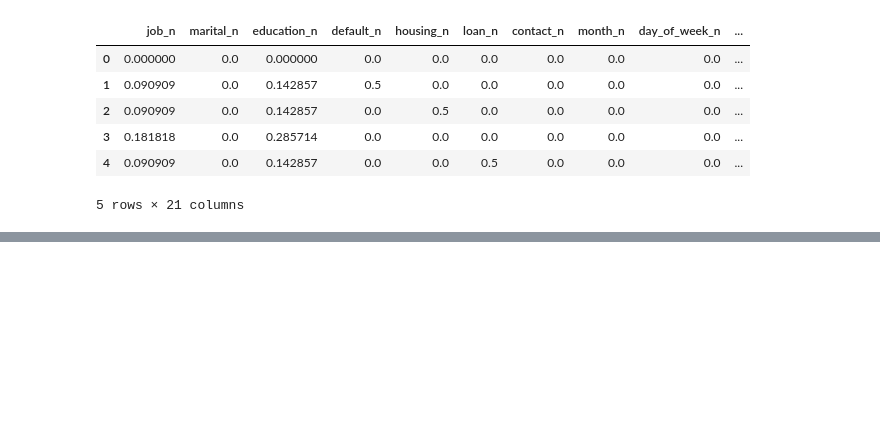
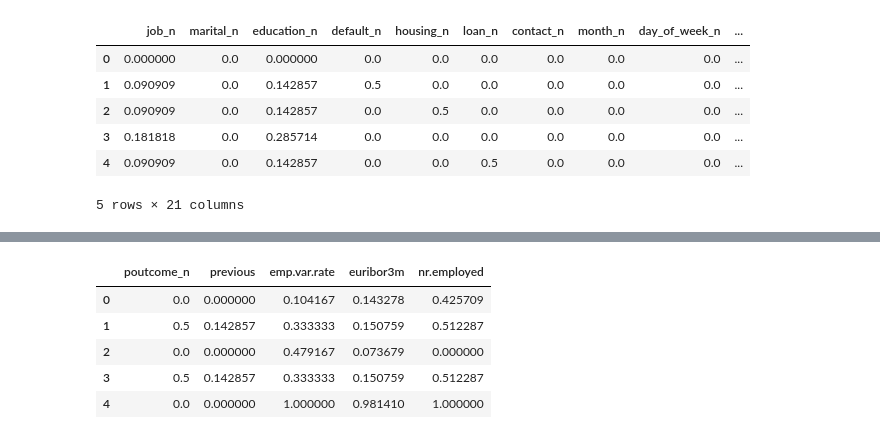
Before and after one commit to Pilizmt/logistic-regression-project-tutorial-pilarzarco, a Jupyter notebook: Bank.ipynb, the cells around one changed output, grey strips where cells are left out. Saved outputs shown, nothing was run; the diff lists cells and outputs as text; code cells hidden in the pictures; blank space fills up the shorter version.

```diff
--- a/Bank.ipynb
+++ b/Bank.ipynb
@@ -267,0 +294,9 @@ bank_df_scal.head()
+# %%
+X_test_sel.head()
+# %% [output]
+|  | poutcome_n | previous | emp.var.rate | euribor3m | nr.employed |
+| 0 | 0.0 | 0.000000 | 0.104167 | 0.143278 | 0.425709 |
+| 1 | 0.5 | 0.142857 | 0.333333 | 0.150759 | 0.512287 |
+| 2 | 0.0 | 0.000000 | 0.479167 | 0.073679 | 0.000000 |
+| 3 | 0.5 | 0.142857 | 0.333333 | 0.150759 | 0.512287 |
+| 4 | 0.0 | 0.000000 | 1.000000 | 0.981410 | 1.000000 |
```
Also changed, not shown: parts of 16 cells of this notebook, 3 other files.
